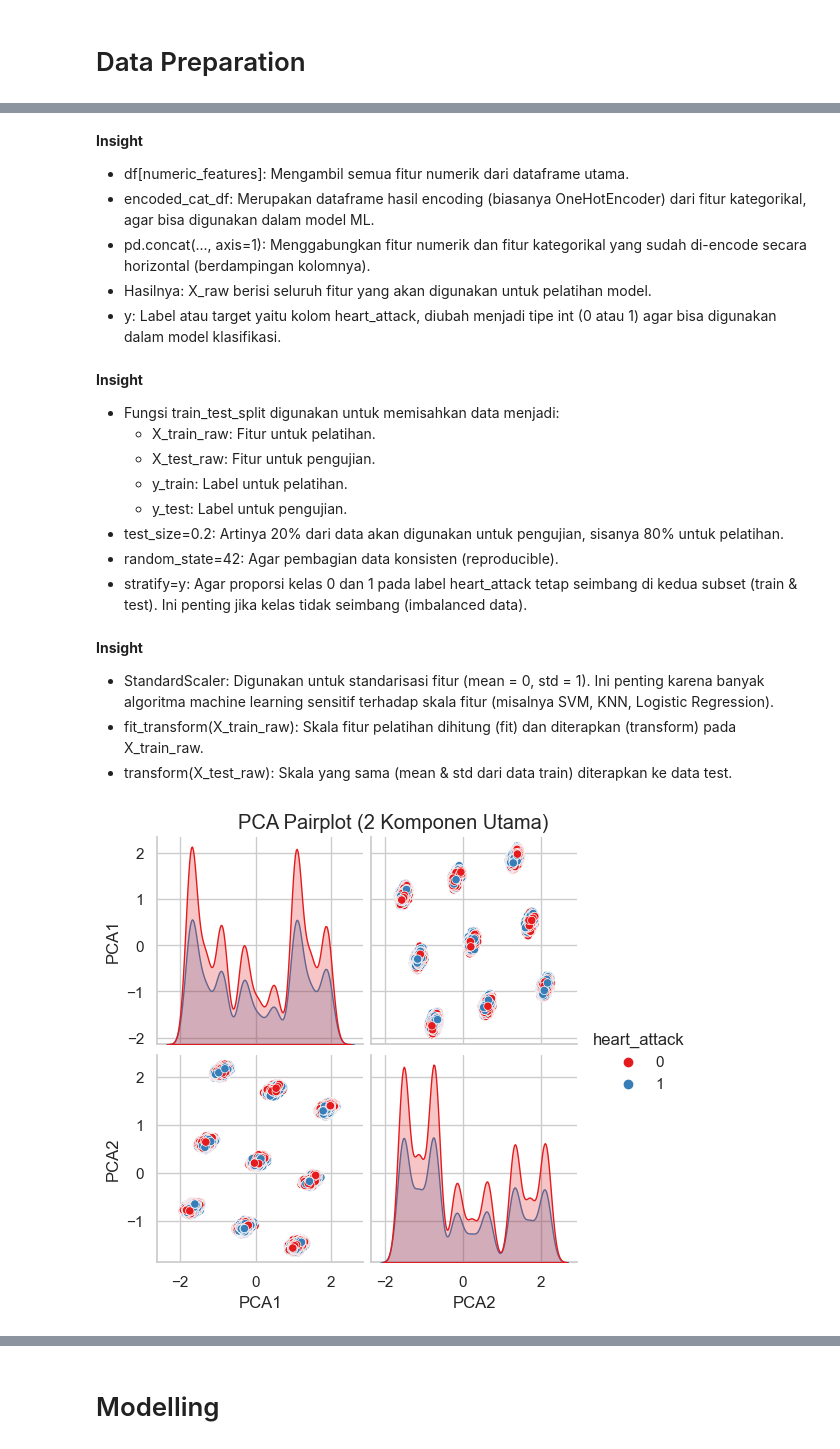
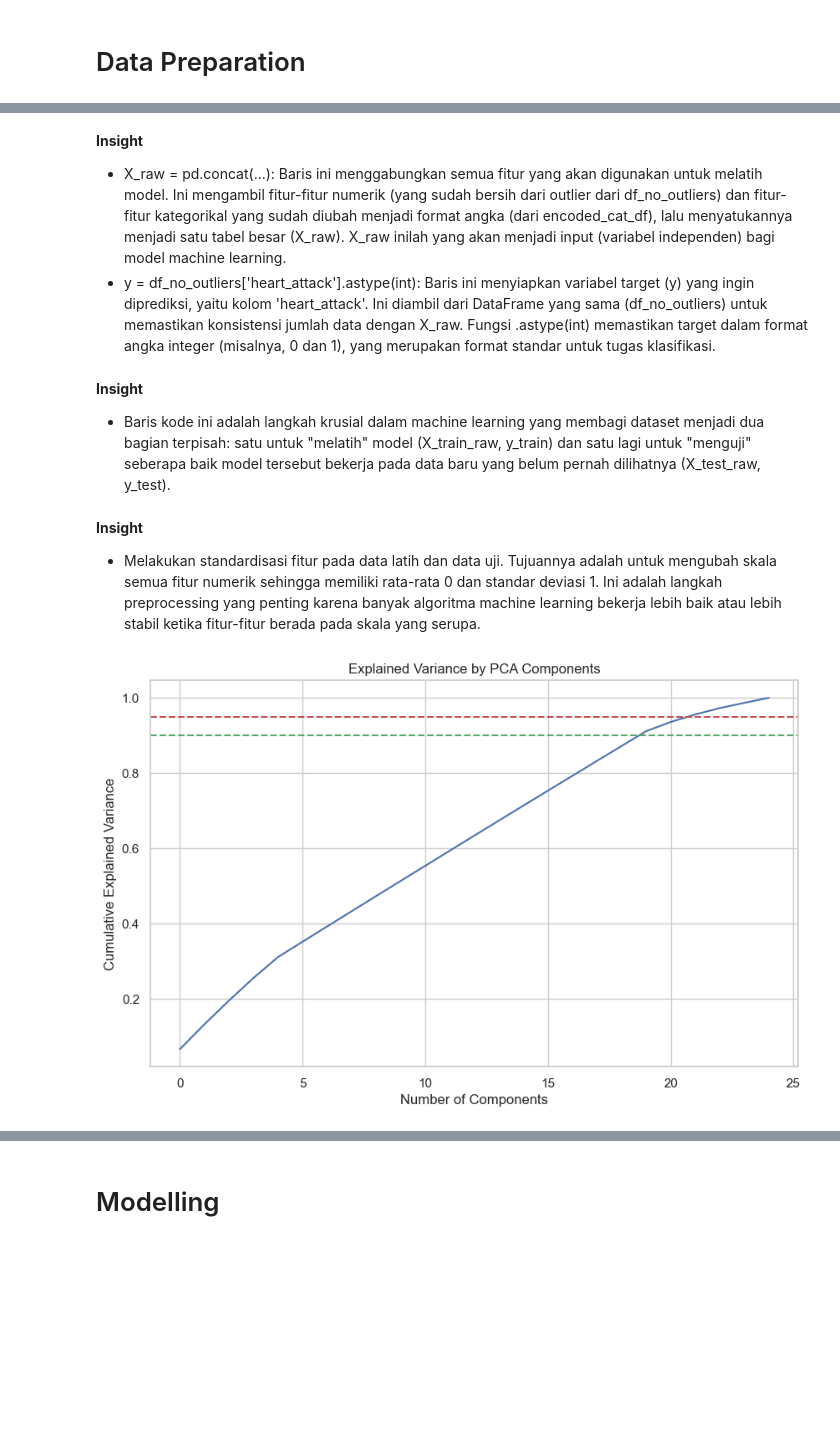
Before and after one commit to riskyasyam/predictive-analysis, a Jupyter notebook: notebook-heart-attack.ipynb, the cells around one changed output, grey strips where cells are left out. Drawn from its saved outputs; the diff is of its cells as text; code cells hidden in the pictures; blank space fills up the shorter version.

```diff
--- a/notebook-heart-attack.ipynb
+++ b/notebook-heart-attack.ipynb
@@ -505,9 +505,11 @@ from sklearn.preprocessing import OneHotEncoder
 # Buat encoder
 ohe = OneHotEncoder(drop='first', sparse_output=False)
 
-# Encode fitur kategorikal
-encoded_cat = ohe.fit_transform(df[categorical_features])
-encoded_cat_df = pd.DataFrame(encoded_cat, columns=ohe.get_feature_names_out(categorical_features), index=df.index)
+# Encode fitur kategorikal dari df_no_outliers
+encoded_cat = ohe.fit_transform(df_no_outliers[categorical_features])
+
+# Buat DataFrame hasil encoding dengan menggunakan indeks dari df_no_outliers
+encoded_cat_df = pd.DataFrame(encoded_cat, columns=ohe.get_feature_names_out(categorical_features), index=df_no_outliers.index)
 
 encoded_cat_df.head()
 # %% [output]
@@ -523,48 +525,34 @@ encoded_cat_df.head()
 # %%
-X_raw = pd.concat([df[numeric_features], encoded_cat_df], axis=1)
-y = df['heart_attack'].astype(int)
+X_raw = pd.concat([df_no_outliers[numeric_features], encoded_cat_df], axis=1)
+y = df_no_outliers['heart_attack'].astype(int)
 # %% [markdown]
 **Insight**
-- df[numeric_features]: Mengambil semua fitur numerik dari dataframe utama.
-- encoded_cat_df: Merupakan dataframe hasil encoding (biasanya OneHotEncoder) dari fitur kategorikal, agar bisa digunakan dalam model ML.
-- pd.concat(..., axis=1): Menggabungkan fitur numerik dan fitur kategorikal yang sudah di-encode secara horizontal (berdampingan kolomnya).
-- Hasilnya: X_raw berisi seluruh fitur yang akan digunakan untuk pelatihan model.
-- y: Label atau target yaitu kolom heart_attack, diubah menjadi tipe int (0 atau 1) agar bisa digunakan dalam model klasifikasi.
+- X_raw = pd.concat(...): Baris ini menggabungkan semua fitur yang akan digunakan untuk melatih model. Ini mengambil fitur-fitur numerik (yang sudah bersih dari outlier dari df_no_outliers) dan fitur-fitur kategorikal yang sudah diubah menjadi format angka (dari encoded_cat_df), lalu menyatukannya menjadi satu tabel besar (X_raw). X_raw inilah yang akan menjadi input (variabel independen) bagi model machine learning.
+- y = df_no_outliers['heart_attack'].astype(int): Baris ini menyiapkan variabel target (y) yang ingin diprediksi, yaitu kolom 'heart_attack'. Ini diambil dari DataFrame yang sama (df_no_outliers) untuk memastikan konsistensi jumlah data dengan X_raw. Fungsi .astype(int) memastikan target dalam format angka integer (misalnya, 0 dan 1), yang merupakan format standar untuk tugas klasifikasi.
 # %%
 X_train_raw, X_test_raw, y_train, y_test = train_test_split(
     X_raw, y, test_size=0.2, random_state=42, stratify=y
 )
 # %% [markdown]
 **Insight**
-- Fungsi train_test_split digunakan untuk memisahkan data menjadi:
-    - X_train_raw: Fitur untuk pelatihan.
-    - X_test_raw: Fitur untuk pengujian.
-    - y_train: Label untuk pelatihan.
-    - y_test: Label untuk pengujian.
-- test_size=0.2: Artinya 20% dari data akan digunakan untuk pengujian, sisanya 80% untuk pelatihan.
-- random_state=42: Agar pembagian data konsisten (reproducible).
-- stratify=y: Agar proporsi kelas 0 dan 1 pada label heart_attack tetap seimbang di kedua subset (train & test). Ini penting jika kelas tidak seimbang (imbalanced data).
+- Baris kode ini adalah langkah krusial dalam machine learning yang membagi dataset menjadi dua bagian terpisah: satu untuk "melatih" model (X_train_raw, y_train) dan satu lagi untuk "menguji" seberapa baik model tersebut bekerja pada data baru yang belum pernah dilihatnya (X_test_raw, y_test).
 # %%
 scaler = StandardScaler()
-X_train = scaler.fit_transform(X_train_raw)
-X_test = scaler.transform(X_test_raw)
+X_train_scaled = scaler.fit_transform(X_train_raw)
+X_test_scaled = scaler.transform(X_test_raw)
 # %% [markdown]
 **Insight**
-- StandardScaler: Digunakan untuk standarisasi fitur (mean = 0, std = 1). Ini penting karena banyak algoritma machine learning sensitif terhadap skala fitur (misalnya SVM, KNN, Logistic Regression).
-- fit_transform(X_train_raw): Skala fitur pelatihan dihitung (fit) dan diterapkan (transform) pada X_train_raw.
-- transform(X_test_raw): Skala yang sama (mean & std dari data train) diterapkan ke data test.
+- Melakukan standardisasi fitur pada data latih dan data uji. Tujuannya adalah untuk mengubah skala semua fitur numerik sehingga memiliki rata-rata 0 dan standar deviasi 1. Ini adalah langkah preprocessing yang penting karena banyak algoritma machine learning bekerja lebih baik atau lebih stabil ketika fitur-fitur berada pada skala yang serupa.
 # %%
-# PCA pada data training (bisa juga pada gabungan train+test kalau hanya untuk visualisasi)
-pca = PCA(n_components=2)
-X_pca = pca.fit_transform(X_train)
-
-# Buat dataframe untuk plot
-pca_df = pd.DataFrame(data=X_pca, columns=['PCA1', 'PCA2'])
-pca_df['heart_attack'] = y_train.values
-
-# Pairplot
-sns.pairplot(pca_df, hue='heart_attack', palette='Set1')
-plt.suptitle("PCA Pairplot (2 Komponen Utama)", y=1.02)
+pca_full = PCA().fit(X_train_scaled)
+plt.figure(figsize=(10,6))
+plt.plot(np.cumsum(pca_full.explained_variance_ratio_))
+plt.xlabel('Number of Components')
+plt.ylabel('Cumulative Explained Variance')
+plt.title('Explained Variance by PCA Components')
+plt.grid(True)
+plt.axhline(y=0.95, color='r', linestyle='--') # Garis untuk 95% varians
+plt.axhline(y=0.90, color='g', linestyle='--') # Garis untuk 90% varians
 plt.show()
 # %% [output]
-[figure, old version]
+[figure, new version]
```
Also changed, not shown: parts of 19 cells of this notebook, 2 other files.
